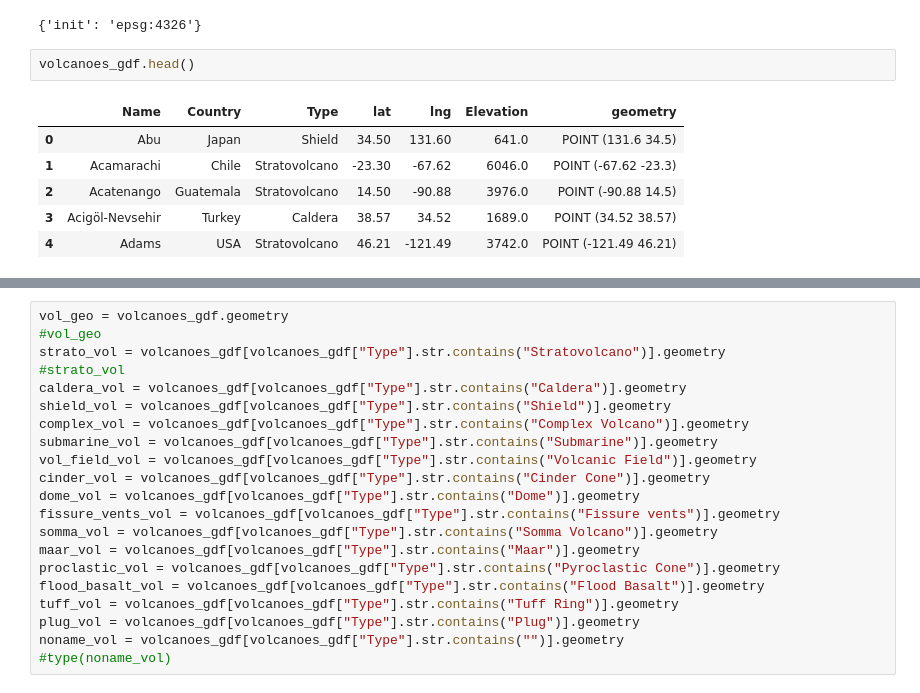
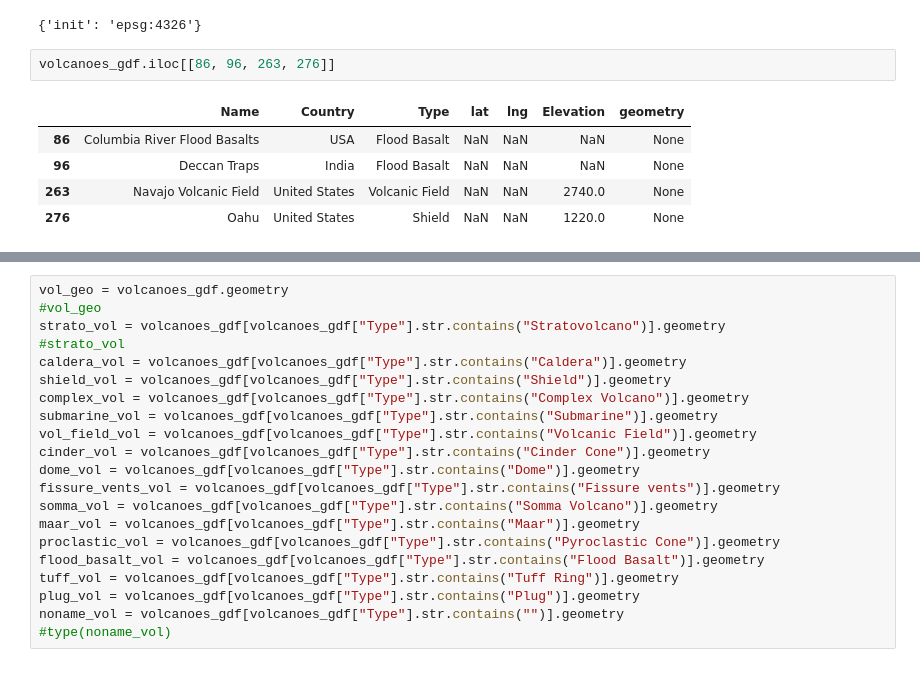
Before and after one commit to smitamisra/StrikingRobo_Earthquakes, a Jupyter notebook: MR_DQ3_2.ipynb, the cells around one changed output, grey strips where cells are left out. Cells and saved outputs as stored; diff of their text form.

```diff
--- a/MR_DQ3_2.ipynb
+++ b/MR_DQ3_2.ipynb
@@ -755,14 +755,13 @@ plt.hist(boundary_distances2["boundaries_geo2"], bins = 20)
 plates_gdf.crs
 # %% [output]
 {'init': 'epsg:4326'}
-# %%
-volcanoes_gdf.head()
-# %% [output]
-|  | Name | Country | Type | lat | lng | Elevation | geometry |
-| 0 | Abu | Japan | Shield | 34.50 | 131.60 | 641.0 | POINT (131.6 34.5) |
-| 1 | Acamarachi | Chile | Stratovolcano | -23.30 | -67.62 | 6046.0 | POINT (-67.62 -23.3) |
-| 2 | Acatenango | Guatemala | Stratovolcano | 14.50 | -90.88 | 3976.0 | POINT (-90.88 14.5) |
-| 3 | Acigöl-Nevsehir | Turkey | Caldera | 38.57 | 34.52 | 1689.0 | POINT (34.52 38.57) |
-| 4 | Adams | USA | Stratovolcano | 46.21 | -121.49 | 3742.0 | POINT (-121.49 46.21) |
+# %%
+volcanoes_gdf.iloc[[86, 96, 263, 276]]
+# %% [output]
+|  | Name | Country | Type | lat | lng | Elevation | geometry |
+| 86 | Columbia River Flood Basalts | USA | Flood Basalt | NaN | NaN | NaN | None |
+| 96 | Deccan Traps | India | Flood Basalt | NaN | NaN | NaN | None |
+| 263 | Navajo Volcanic Field | United States | Volcanic Field | NaN | NaN | 2740.0 | None |
+| 276 | Oahu | United States | Shield | NaN | NaN | 1220.0 | None |
 # %%
 volcanoes_gdf = volcanoes_gdf.drop([86, 96, 263, 276])
```
Also changed, not shown: parts of 11 cells of this notebook, 1 other file.
